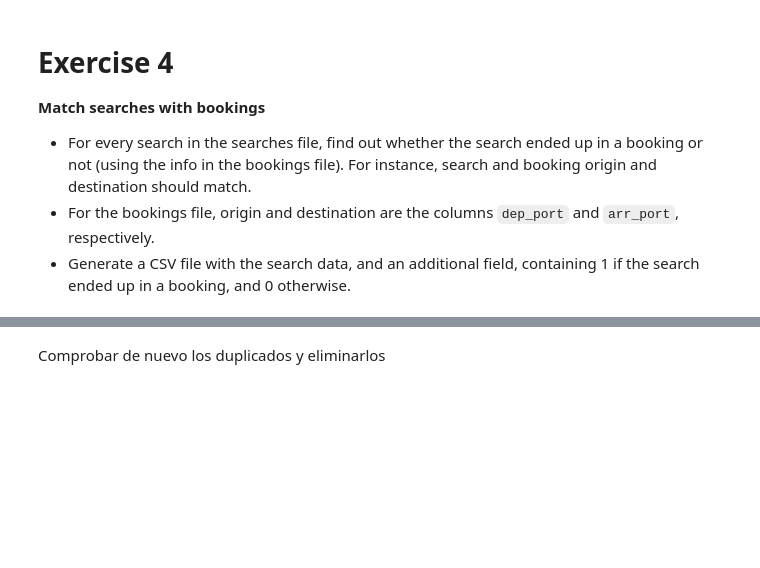
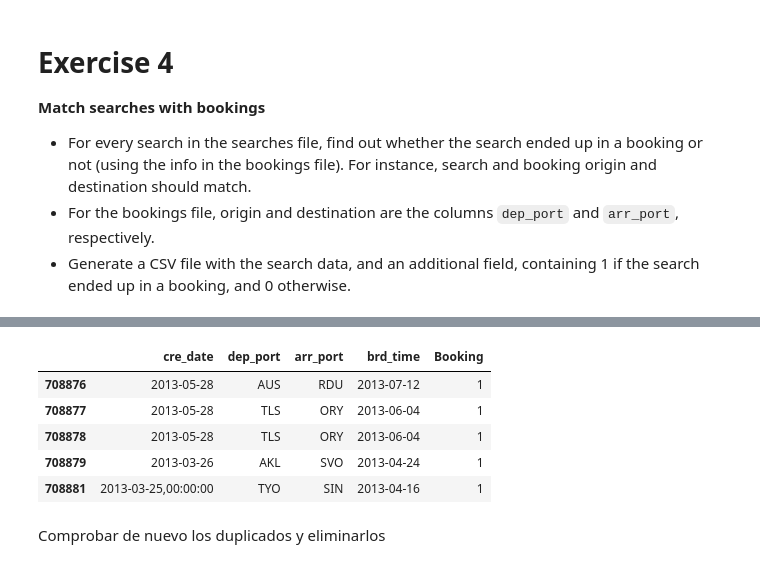
Before and after one commit to javiicc/DS_Challenge, a Jupyter notebook: Exercise_4.ipynb, the cells around one changed output, grey strips where cells are left out. Drawn from its saved outputs; the diff is of its cells as text; code cells hidden in the pictures; blank space fills up the shorter version.

```diff
--- a/Exercise_4.ipynb
+++ b/Exercise_4.ipynb
@@ -19,6 +76,7 @@ def searches_data_preprocessing(df, columns_to_clean):
 
     '''
     df.drop_duplicates(inplace=True)
+    df.dropna(inplace=True, subset=['Date', 'Destination'])
 
     for column in columns_to_clean:
         df[column] = df[column].str.strip()
@@ -127,0 +135,23 @@ searches.shape
+# %%
+data_iterator = pd.read_csv("../challenge/bookings.csv.bz2",
+                            chunksize = 5*10**5,
+                            sep = '^',
+                            compression = 'bz2',
+                            #nrows = 10**6,
+                            usecols = ['dep_port',
+                                       'arr_port',
+                                       'brd_time           ',
+                                       'cre_date           ',
+                                      ],
+                            low_memory=True,
+                            dtype=str,
+                           )
+
+bookings = pd.DataFrame()
+for i, data_chunk in enumerate(data_iterator):
+    #data_chunk = bookings_data_preprocessing(data_chunk)
+    #data_chunk.reset_index(inplace=True)
+    #data_chunk['Booking'] = 1
+    bookings = bookings.append(data_chunk)
+    bookings.drop_duplicates(inplace=True)
+    print("Chunk: %d, size of chunk %d"%(i+1, bookings.shape[0]))
@@ -130,10 +180,12 @@ def bookings_data_preprocessing(df):
     '''
 
     '''
-    df.drop_duplicates(inplace=True)
+    #df.drop_duplicates(inplace=True)
+
 
     for column in df.columns:
         df[column] = df[column].str.strip()
+
 
         if 'port' in column:
             df[column] = df[column].str.upper()
@@ -151,20 +203,22 @@ def bookings_data_preprocessing(df):
                 df.drop(index=wrong_data.index, inplace=True)
         else:
             df[column] = df[column].str.split().str[0]
+   #df.dropna(inplace=True, subset=['cre_date'])
 
     return df
 # %%
-data_iterator = pd.read_csv("../challenge/bookings.csv.bz2",
+data_iterator = pd.read_csv("../challenge/bookings_no_dups.csv",
                             chunksize = 10**5,
                             sep = '^',
-                            compression = 'bz2',
-                            nrows = 10**6,
+                            #compression = 'bz2',
+                            #nrows = 10**6,
                             usecols = ['dep_port',
                                        'arr_port',
                                        'brd_time           ',
                                        'cre_date           ',
                                       ],
-                            low_memory=False
+                            #low_memory=False,
+                            #parse_dates=['cre_date           '],
                            )
 
 bookings = pd.DataFrame()
@@ -173,5 +227,5 @@ for i, data_chunk in enumerate(data_iterator):
     #data_chunk.reset_index(inplace=True)
     data_chunk['Booking'] = 1
     bookings = bookings.append(data_chunk)
-    print("Chunk: %d, size of chunk %d"%(i+1, data_chunk.shape[0]))
+    print("Chunk: %d, size of chunk %d"%(i+1, bookings.shape[0]))
 # %% [output]
@@ -192,3 +246,12 @@ bookings.shape
+# %%
+bookings.tail()
+# %% [output]
+|  | cre_date | dep_port | arr_port | brd_time | Booking |
+| 708876 | 2013-05-28 | AUS | RDU | 2013-07-12 | 1 |
+| 708877 | 2013-05-28 | TLS | ORY | 2013-06-04 | 1 |
+| 708878 | 2013-05-28 | TLS | ORY | 2013-06-04 | 1 |
+| 708879 | 2013-03-26 | AKL | SVO | 2013-04-24 | 1 |
+| 708881 | 2013-03-25,00:00:00 | TYO | SIN | 2013-04-16 | 1 |
 # %% [markdown]
 Comprobar de nuevo los duplicados y eliminarlos
 # %%
```
Also changed, not shown: parts of 23 cells of this notebook.
